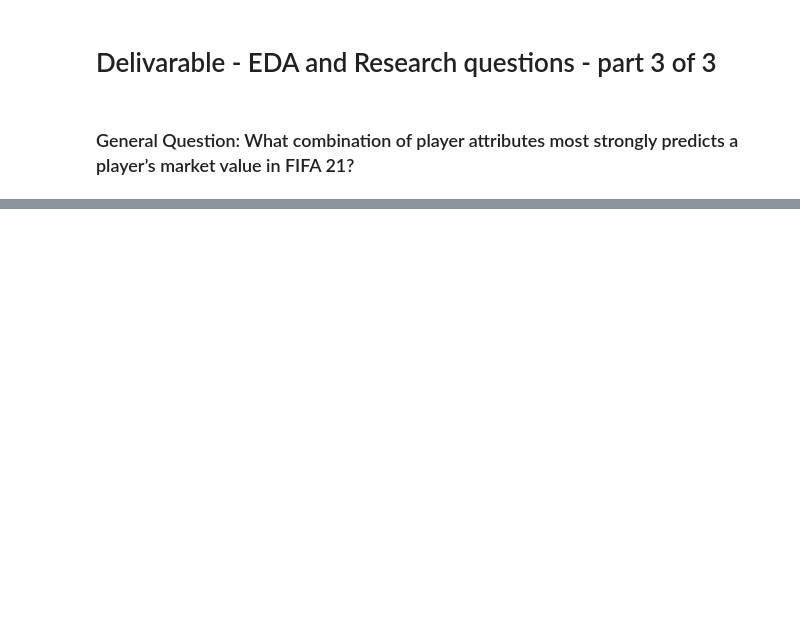
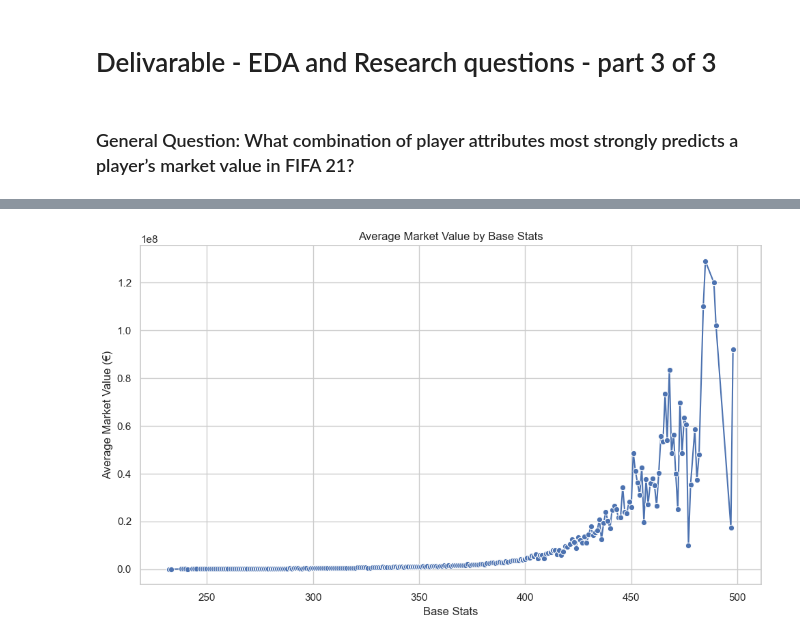
Before and after one commit to QAZYD/eda-repository, a Jupyter notebook: Untitled-1.ipynb, the cells around one changed output, grey strips where cells are left out. Saved outputs shown, nothing was run; the diff lists cells and outputs as text; code cells hidden in the pictures; blank space fills up the shorter version.

```diff
--- a/Untitled-1.ipynb
+++ b/Untitled-1.ipynb
@@ -867,0 +758,12 @@ for skill in top_skills:
+# %%
+base_grouped = df.groupby('Base Stats')['value_eur'].mean().reset_index()
+
+plt.figure(figsize=(10, 6))
+sns.lineplot(data=base_grouped, x='Base Stats', y='value_eur', marker='o')
+plt.title('Average Market Value by Base Stats')
+plt.xlabel('Base Stats')
+plt.ylabel('Average Market Value (€)')
+plt.tight_layout()
+plt.show()
+# %% [output]
+[figure, added]
```
Also changed, not shown: parts of 30 cells of this notebook.
